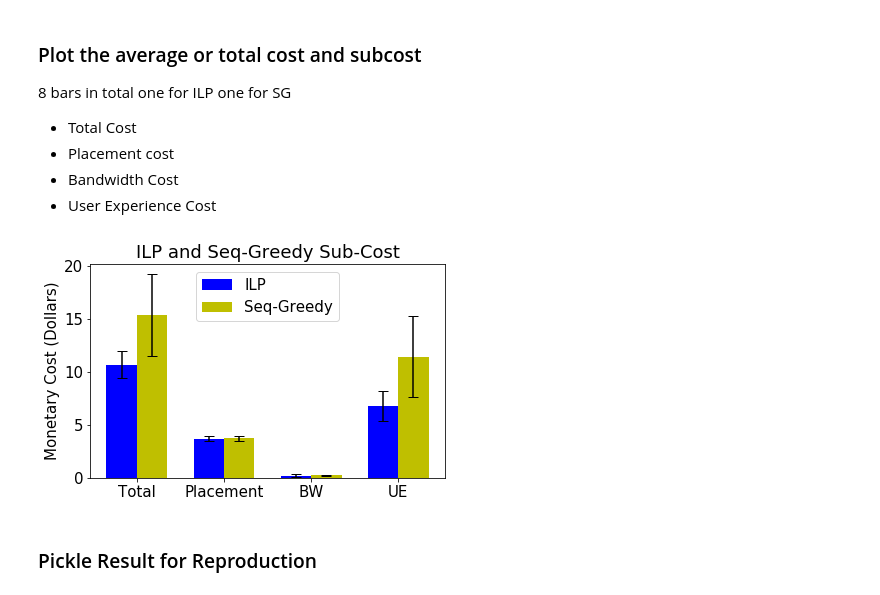
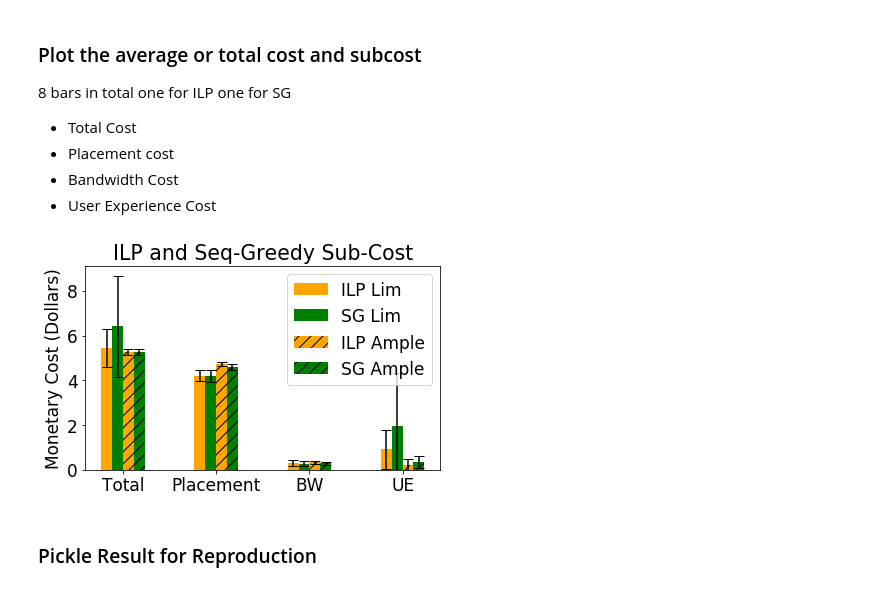
Before and after one commit to tj-kim/MEC_python, a Jupyter notebook: simulations/sim 1 ILP v SG.ipynb, the cells around one changed output. Drawn from its saved outputs; the diff is of its cells as text; code cells hidden in the pictures.

```diff
--- a/simulations/sim 1 ILP v SG.ipynb
+++ b/simulations/sim 1 ILP v SG.ipynb
@@ -52,16 +52,16 @@ from Naive_PlanGenerator import *
 
 Iteratively run trials x 10 and store the cost data for each the ILP and the SG models.
 # %%
-num_trials = 1
-# ILP_cost_stores = []
-# SG_cost_stores = []
+num_trials = 3
+ILP_cost_stores = []
+SG_cost_stores = []
 
 for i in range(num_trials):
 
     print("Trial Number:",i)
 
     # Make Users
-    users, servers, links, jobs, sim_param = simulation_setting()
+    users, servers, links, jobs, sim_param = simulation_setting('limited')
 
     # Make ILP and Optim Prob
     print("Generating Optim_Prob...")
@@ -90,0 +104,3 @@ Status: Optimal
+# %%
+ILP_cost_stores_lim = ILP_cost_stores
+SG_cost_stores_lim = SG_cost_stores
@@ -91,3 +154,6 @@ Status: Optimal
+# %%
+ILP_cost_stores_ample = ILP_cost_stores
+SG_cost_stores_ample = SG_cost_stores
 # %% [markdown]
 ### Plot the average or total cost and subcost
 
@@ -132,44 +223,56 @@ import matplotlib.pyplot as plt
 # Set Font Size Limitations
 font = {'family' : 'normal',
         'weight' : 'normal',
-        'size'   : 15}
+        'size'   : 17}
 
 matplotlib.rc('font', **font)
 
 # Set Labels
 labels = ['Total', 'Placement', 'BW', 'UE']
 
 # Obtain Values to Plot
-ILP_means = [np.mean(ILP_total_sum), np.mean(ILP_placement_sum), np.mean(ILP_bw_sum), np.mean(ILP_UE_sum)]
-SG_means = [np.mean(SG_total_sum), np.mean(SG_placement_sum), np.mean(SG_bw_sum), np.mean(SG_UE_sum)]
+ILP_means_lim = [np.mean(ILP_total_sum_lim), np.mean(ILP_placement_sum_lim), np.mean(ILP_bw_sum_lim), np.mean(ILP_UE_sum_lim)]
+SG_means_lim = [np.mean(SG_total_sum_lim), np.mean(SG_placement_sum_lim), np.mean(SG_bw_sum_lim), np.mean(SG_UE_sum_lim)]
 
-ILP_vars = [np.std(ILP_total_sum), np.std(ILP_placement_sum), np.std(ILP_bw_sum), np.std(ILP_UE_sum)]
-SG_vars = [np.std(SG_total_sum), np.std(SG_placement_sum), np.std(SG_bw_sum), np.std(SG_UE_sum)]
+ILP_vars_lim = [np.std(ILP_total_sum_lim), np.std(ILP_placement_sum_lim), np.std(ILP_bw_sum_lim), np.std(ILP_UE_sum_lim)]
+SG_vars_lim = [np.std(SG_total_sum_lim), np.std(SG_placement_sum_lim), np.std(SG_bw_sum_lim), np.std(SG_UE_sum_lim)]
+
+ILP_means_ample = [np.mean(ILP_total_sum_ample), np.mean(ILP_placement_sum_ample), np.mean(ILP_bw_sum_ample), np.mean(ILP_UE_sum_ample)]
+# SG_means_ample = ILP_means_ample
+SG_means_ample = [np.mean(SG_total_sum_ample), np.mean(SG_placement_sum_ample), np.mean(SG_bw_sum_ample), np.mean(SG_UE_sum_ample)]
+
+ILP_vars_ample = [np.std(ILP_total_sum_ample), np.std(ILP_placement_sum_ample), np.std(ILP_bw_sum_ample), np.std(ILP_UE_sum_ample)]
+SG_vars_ample = [np.std(SG_total_sum_ample), np.std(SG_placement_sum_ample), np.std(SG_bw_sum_ample), np.std(SG_UE_sum_ample)]
+#SG_vars_ample = ILP_vars_ample
 
 x = np.arange(len(labels))  # the label locations
 width = 0.35  # the width of the bars
 
 fig, ax = plt.subplots()
-rects1 = ax.bar(x = x - width/2, height =  ILP_means, yerr = ILP_vars,
-                capsize = 5, width = width, label='ILP', color='b')
-rects2 = ax.bar(x = x + width/2, height = SG_means, yerr = SG_vars,
-                capsize = 5, width = width, label='Seq-Greedy', color = 'y')
+rects1 = ax.bar(x = x - width/2, height =  ILP_means_lim, yerr = ILP_vars_lim,
+                capsize = 5, width = width/3, label='ILP Lim', color='orange')
+rects2 = ax.bar(x = x - width/6, height = SG_means_lim, yerr = SG_vars_lim,
+                capsize = 5, width = width/3, label='SG Lim', color = 'green')
+rects3 = ax.bar(x = x + width/6, height =  ILP_means_ample, yerr = ILP_vars_ample,
+                capsize = 5, width = width/3, label='ILP Ample', color='orange',hatch='//')
+rects4 = ax.bar(x = x + width/2, height = SG_means_ample, yerr = SG_vars_ample,
+                capsize = 5, width = width/3, label='SG Ample', color = 'green',hatch='//')
 
 # Add some text for labels, title and custom x-axis tick labels, etc.
 ax.set_ylabel('Monetary Cost (Dollars)')
 ax.set_title('ILP and Seq-Greedy Sub-Cost')
 ax.set_xticks(x)
 ax.set_xticklabels(labels)
 ax.legend()
 
 # Set Y axis to zero
 plt.ylim(0,)
 
 fig.tight_layout()
 
 plt.show()
 # %% [output]
-[figure, old version]
+[figure, new version]
 # %% [markdown]
 ### Pickle Result for Reproduction
 # %%
```
Also changed, not shown: parts of 5 cells of this notebook, 24 other files.
